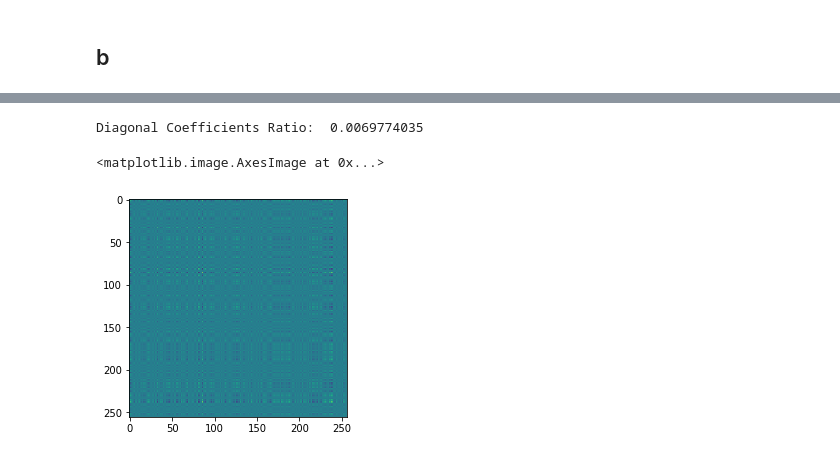
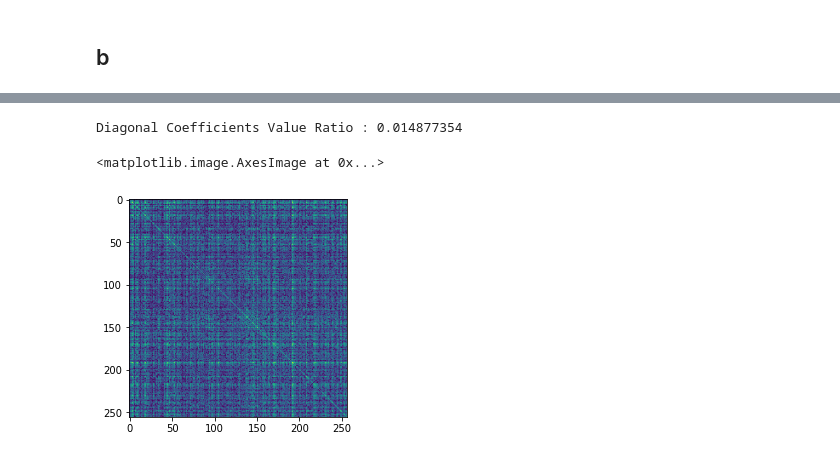
Before and after one commit to kutay-ugurlu/DigitalImageProcessing, a Jupyter notebook: HW2/HW2.ipynb, the cells around one changed output, grey strips where cells are left out. Cells and saved outputs as stored; diff of their text form; code cells hidden in the pictures.

Commit message:
diagonal coefs problem continues

```diff
--- a/HW2/HW2.ipynb
+++ b/HW2/HW2.ipynb
@@ -74,7 +74,8 @@ def dct(x):
     return np.real(Cx)
 
 def zero_mean_cols(img):
-    return img - np.mean(img,-1)
+    mean = np.mean(img,)
+    return (img.T - np.mean(img,-1)).T
 
 def cov(img):
     img = zero_mean_cols(img)
@@ -84,3 +85,7 @@ def KLT_mtx(img):
     C_img = cov(img)
     w_vl = eig(C_img, left=True)
     return w_vl[1]
+
+def diagonal_coef_ratio(cov_mtx):
+    cov_mtx = np.abs(cov_mtx)
+    print("\nDiagonal Coefficients Value Ratio :",np.sum(np.diag(cov_mtx)) / np.sum(cov_mtx))
@@ -117,11 +119,10 @@ Diagonal Coefficients Ratio:  0.003989559692810431
 # %%
 A = KLT_mtx(Lena)
 img = A.dot(Lena)
-Cov_Lena = (img-np.mean(img,-1)).dot((img-np.mean(img,-1)).T)
-Diagonal_Coef_Ratio = np.sum(np.diag(np.abs(Cov_Lena))) / np.sum(np.abs(Cov_Lena))
-print("Diagonal Coefficients Ratio: ", Diagonal_Coef_Ratio)
-plt.imshow(1+Cov_Lena)
+Cov_Lena = cov(img)
+diagonal_coef_ratio(Cov_Lena)
+plt.imshow(np.log(1+np.abs(Cov_Lena)))
 # %% [output]
-Diagonal Coefficients Ratio:  0.0069774035
+Diagonal Coefficients Value Ratio : 0.014877354
 <matplotlib.image.AxesImage at 0x...>
-[figure, old version]
+[figure, new version]
```
Also changed, not shown: parts of 9 cells of this notebook.
